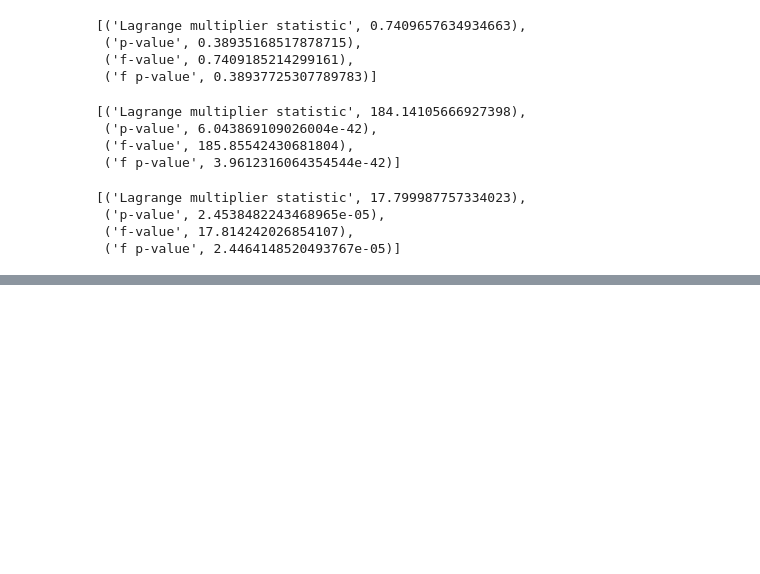
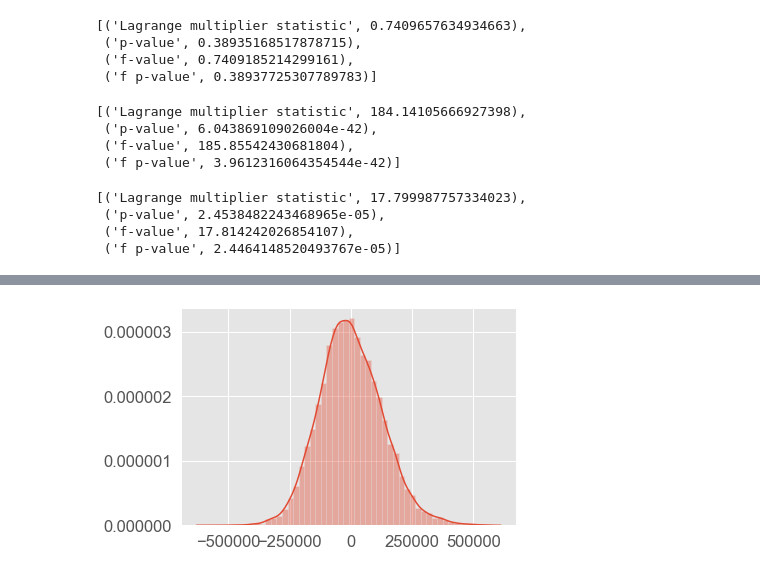
Before and after one commit to mollytjbrown/Project-2-DS, a Jupyter notebook: pricefin.ipynb, the cells around one changed output, grey strips where cells are left out. Drawn from its saved outputs; the diff is of its cells as text; code cells hidden in the pictures; blank space fills up the shorter version.

```diff
--- a/pricefin.ipynb
+++ b/pricefin.ipynb
@@ -1022,0 +1041,5 @@ lzip(names, test)
+# %%
+sns.distplot(model.resid)
+plt.show()
+# %% [output]
+[figure, added]
```
Also changed, not shown: parts of 3 cells of this notebook.
